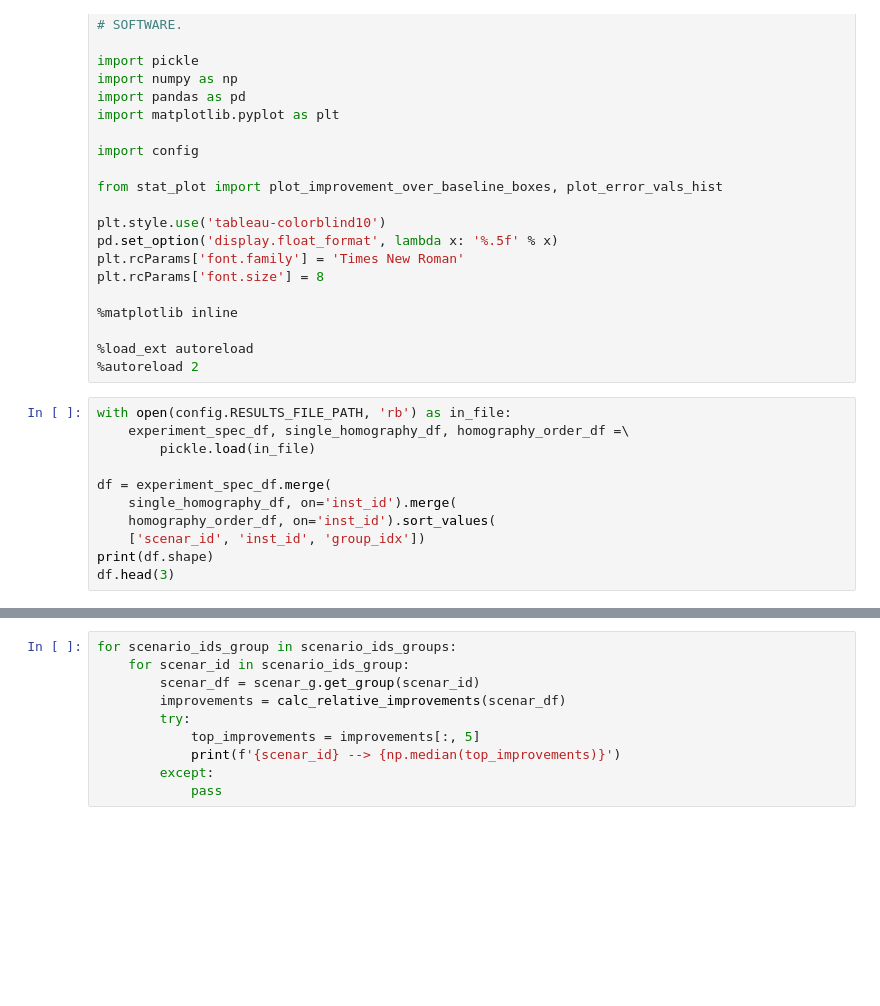
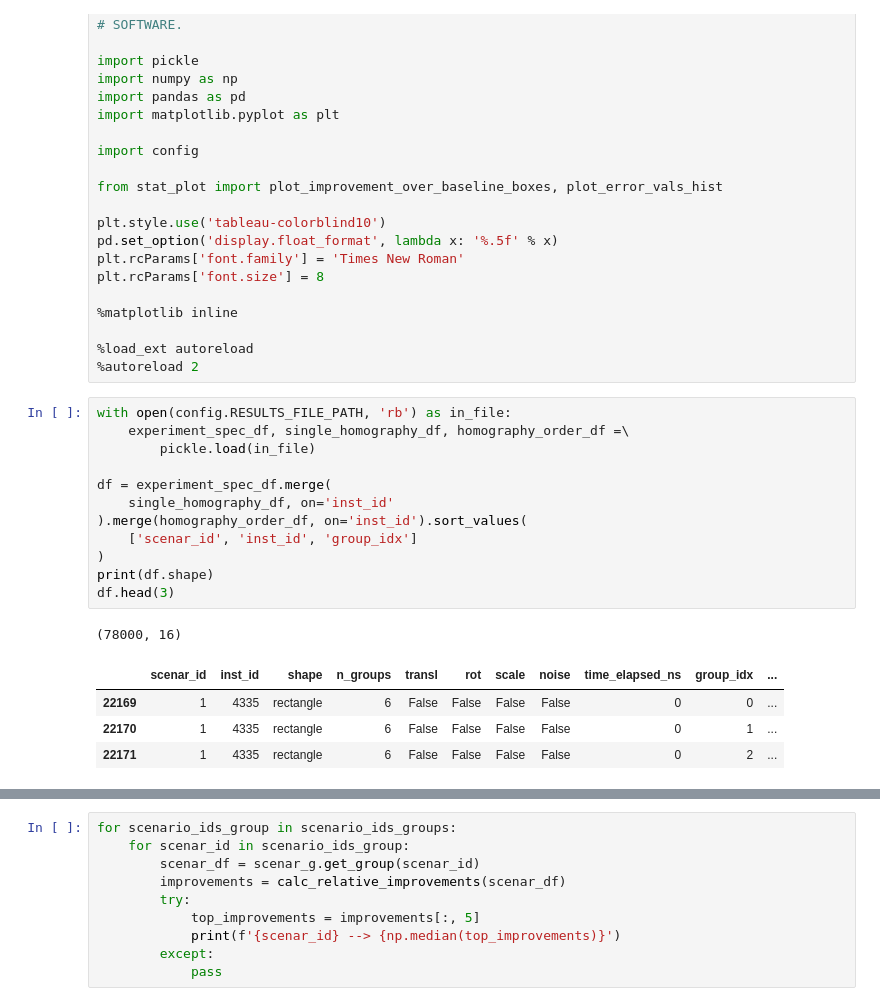
Before and after one commit to mondrasovic/homography_ranking, a Jupyter notebook: src/stats_analysis.ipynb, the cells around one changed output, grey strips where cells are left out. Drawn from its saved outputs; the diff is of its cells as text; blank space fills up the shorter version.

```diff
--- a/src/stats_analysis.ipynb
+++ b/src/stats_analysis.ipynb
@@ -46,12 +46,19 @@ plt.rcParams['font.size'] = 8
 # %%
 with open(config.RESULTS_FILE_PATH, 'rb') as in_file:
     experiment_spec_df, single_homography_df, homography_order_df =\
         pickle.load(in_file)
 
 df = experiment_spec_df.merge(
-    single_homography_df, on='inst_id').merge(
-    homography_order_df, on='inst_id').sort_values(
-    ['scenar_id', 'inst_id', 'group_idx'])
+    single_homography_df, on='inst_id'
+).merge(homography_order_df, on='inst_id').sort_values(
+    ['scenar_id', 'inst_id', 'group_idx']
+)
 print(df.shape)
 df.head(3)
+# %% [output]
+(78000, 16)
+|  | scenar_id | inst_id | shape | n_groups | transl | rot | scale | noise | time_elapsed_ns | group_idx | ... |
+| 22169 | 1 | 4335 | rectangle | 6 | False | False | False | False | 0 | 0 | ... |
+| 22170 | 1 | 4335 | rectangle | 6 | False | False | False | False | 0 | 1 | ... |
+| 22171 | 1 | 4335 | rectangle | 6 | False | False | False | False | 0 | 2 | ... |
 # %%
```
Also changed, not shown: parts of 10 cells of this notebook, 15 other files.
